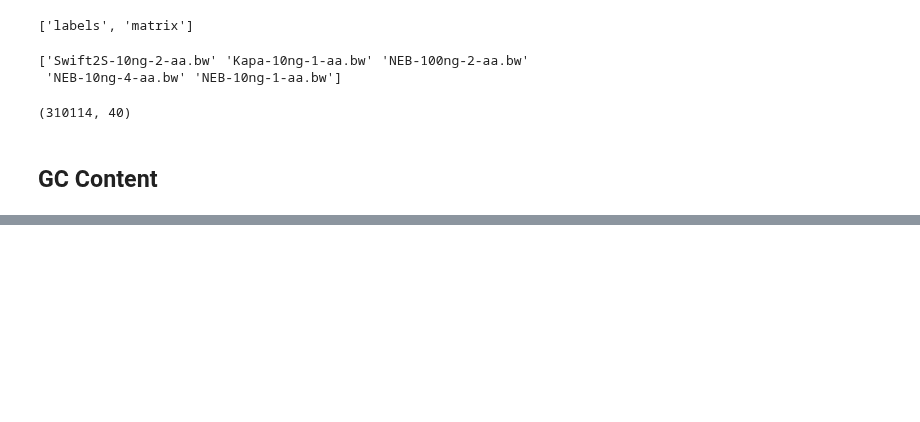
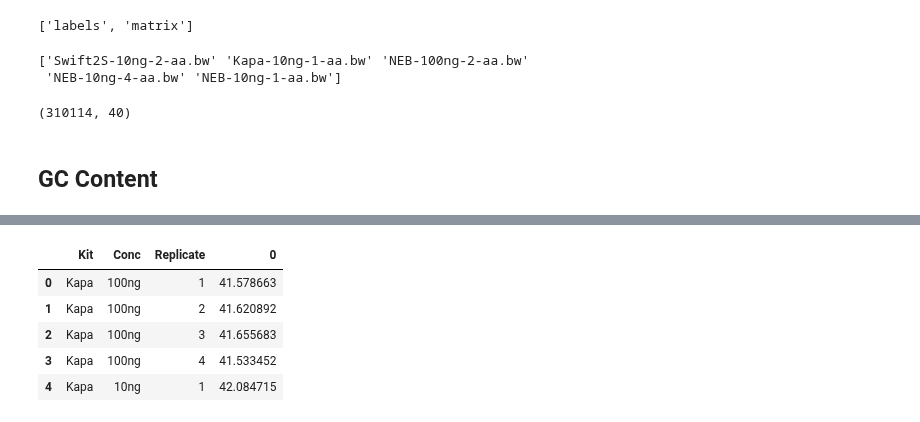
Before and after one commit to fa2k/comparison, a Jupyter notebook: Deeptools_coverage_analysis.ipynb, the cells around one changed output, grey strips where cells are left out. Drawn from its saved outputs; the diff is of its cells as text; code cells hidden in the pictures; blank space fills up the shorter version.

```diff
--- a/Deeptools_coverage_analysis.ipynb
+++ b/Deeptools_coverage_analysis.ipynb
@@ -186,0 +214,12 @@ plt.plot(mat[:, 2])
+# %%
+weighted_means = gc_data.groupby(["Kit", "Conc", "Replicate"]).apply(lambda x: (x['#GC Content (%)'] * x.Sample).sum() / x.Sample.sum())
+weighted_means = weighted_means.reset_index()
+weighted_means.head()
+#sns.boxplot(data=weighted_means, x="Kit", y=0, hue="Conc")
+# %% [output]
+|  | Kit | Conc | Replicate | 0 |
+| 0 | Kapa | 100ng | 1 | 41.578663 |
+| 1 | Kapa | 100ng | 2 | 41.620892 |
+| 2 | Kapa | 100ng | 3 | 41.655683 |
+| 3 | Kapa | 100ng | 4 | 41.533452 |
+| 4 | Kapa | 10ng | 1 | 42.084715 |
```
Also changed, not shown: parts of 16 cells of this notebook.
